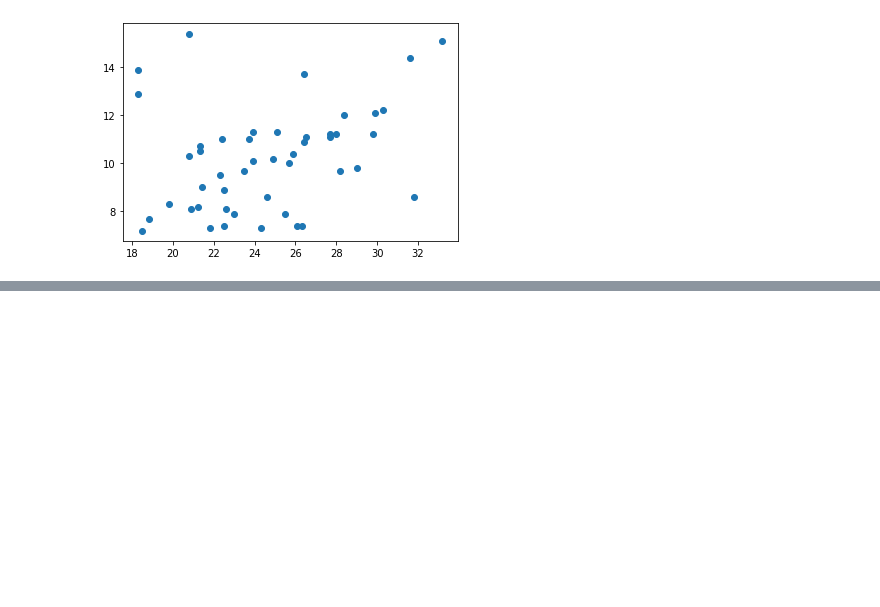
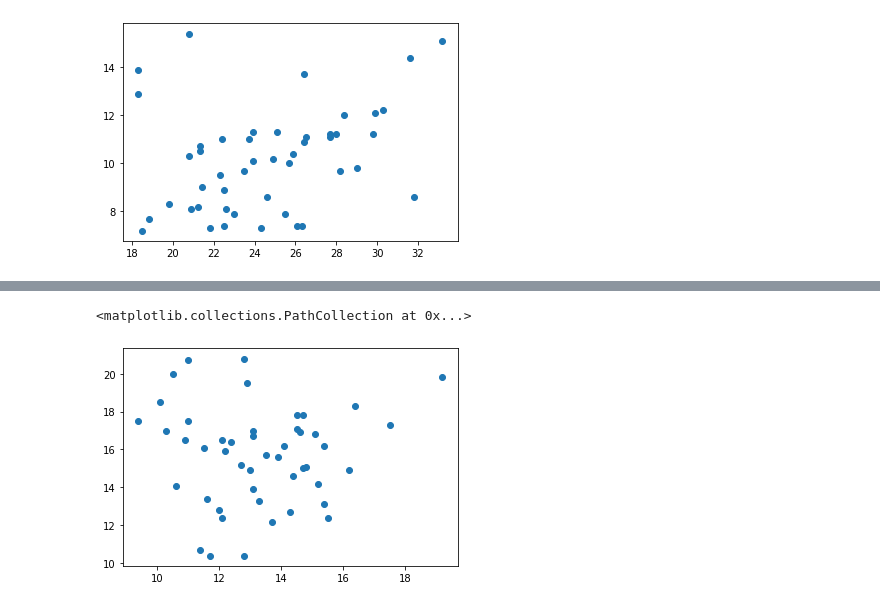
Before and after one commit to imagineLife/data-cleaner, a Jupyter notebook: Scatterplots.ipynb, the cells around one changed output, grey strips where cells are left out. Drawn from its saved outputs; the diff is of its cells as text; code cells hidden in the pictures; blank space fills up the shorter version.

```diff
--- a/Scatterplots.ipynb
+++ b/Scatterplots.ipynb
@@ -153,0 +165,6 @@ plt.scatter(no_hs_outliers,no_out_35_64)
+# %%
+#18 - 35 yrs
+plt.scatter(hs_outliers,no_out_18_34)
+# %% [output]
+<matplotlib.collections.PathCollection at 0x...>
+[figure, added]
```
Also changed, not shown: parts of 10 cells of this notebook.
